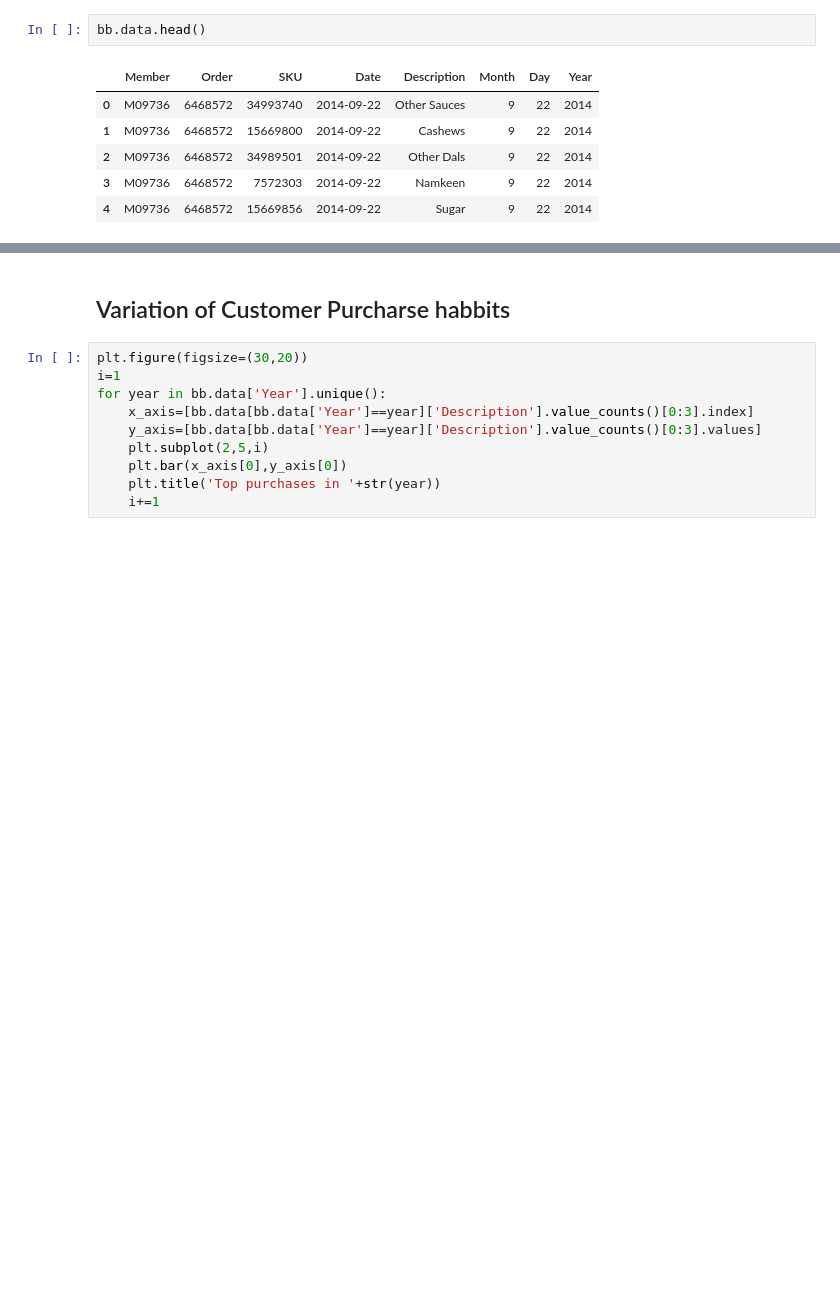
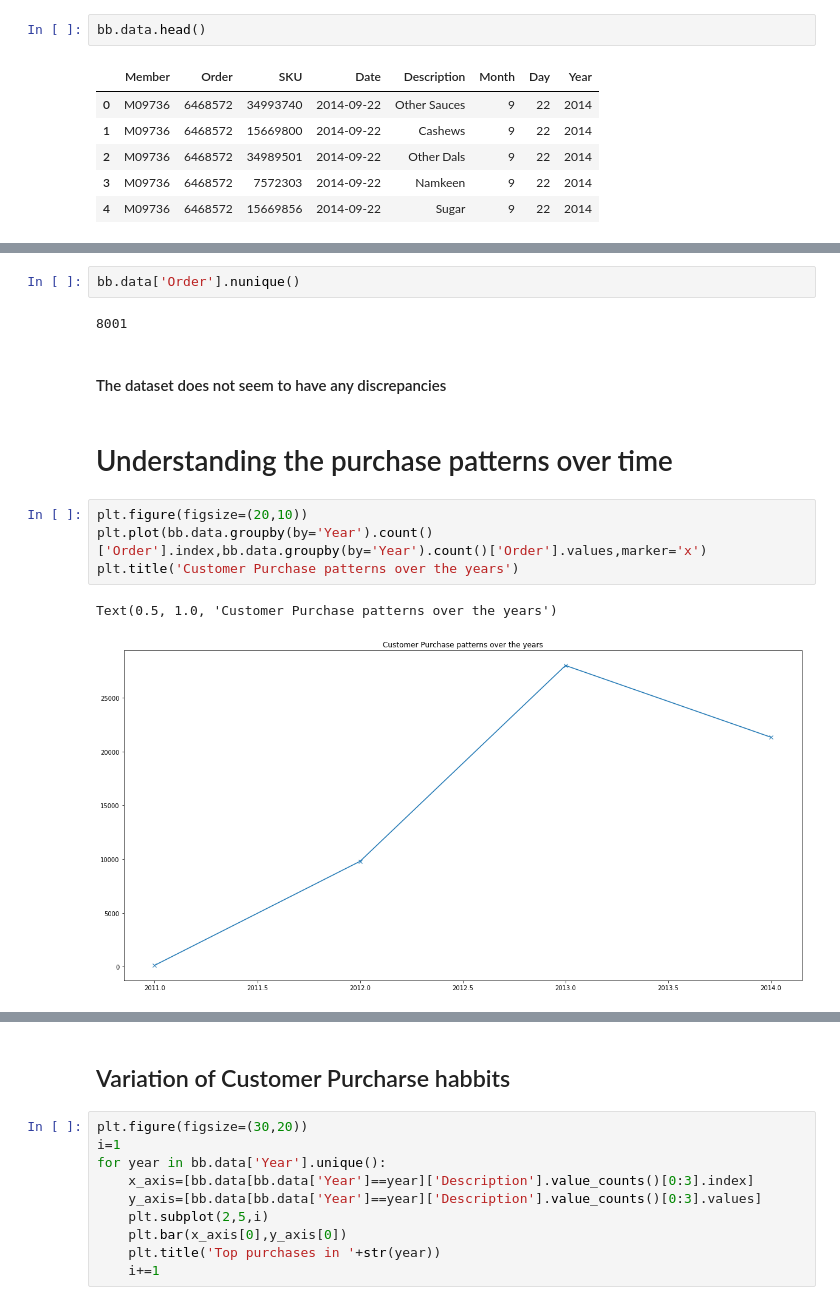
Before and after one commit to sandheepgopinath/Code-Repository, a Jupyter notebook: Machine Learning/RecommenderSystems/Big Basket/EDA and Popularity based recommendations.ipynb, the cells around one changed output, grey strips where cells are left out. Cells and saved outputs as stored; diff of their text form; blank space fills up the shorter version.

```diff
--- a/Machine Learning/RecommenderSystems/Big Basket/EDA and Popularity based recommendations.ipynb
+++ b/Machine Learning/RecommenderSystems/Big Basket/EDA and Popularity based recommendations.ipynb
@@ -69,0 +111,15 @@ bb.data.head()
+# %%
+bb.data['Order'].nunique()
+# %% [output]
+8001
+# %% [markdown]
+#### The dataset does not seem to have any discrepancies
+# %% [markdown]
+# Understanding the purchase patterns over time
+# %%
+plt.figure(figsize=(20,10))
+plt.plot(bb.data.groupby(by='Year').count()['Order'].index,bb.data.groupby(by='Year').count()['Order'].values,marker='x')
+plt.title('Customer Purchase patterns over the years')
+# %% [output]
+Text(0.5, 1.0, 'Customer Purchase patterns over the years')
+[figure, added]
```
Also changed, not shown: parts of 20 cells of this notebook, 20 other files.
